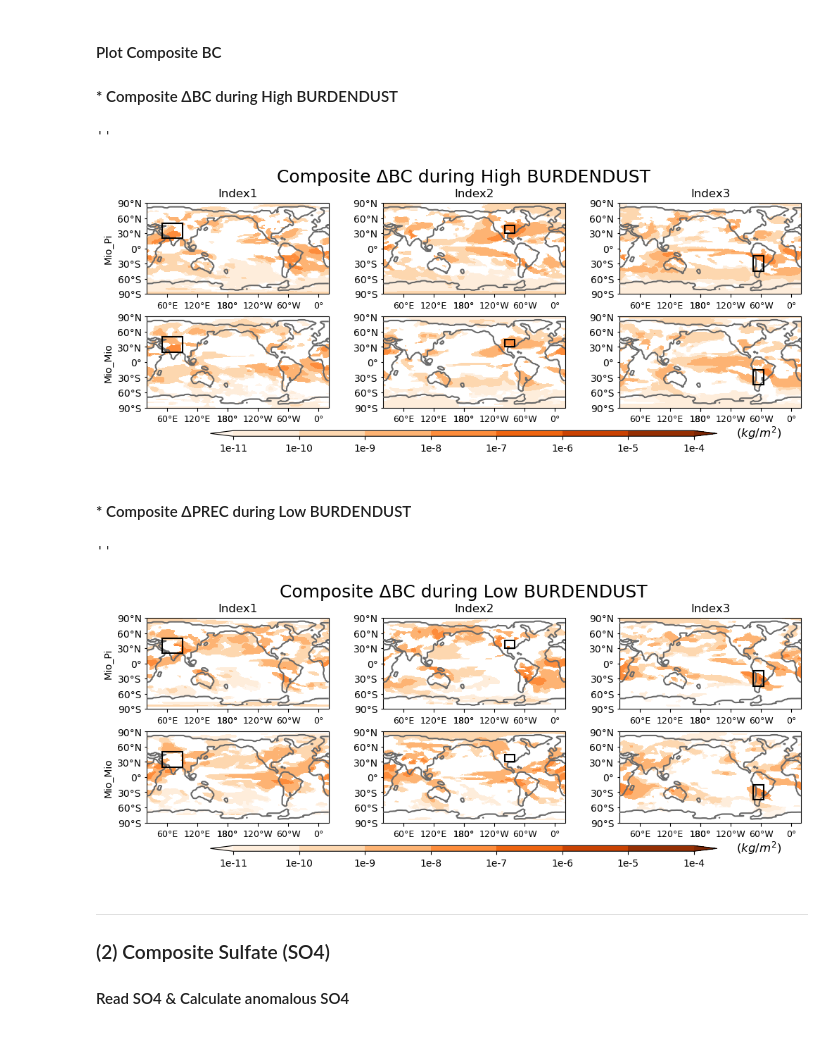
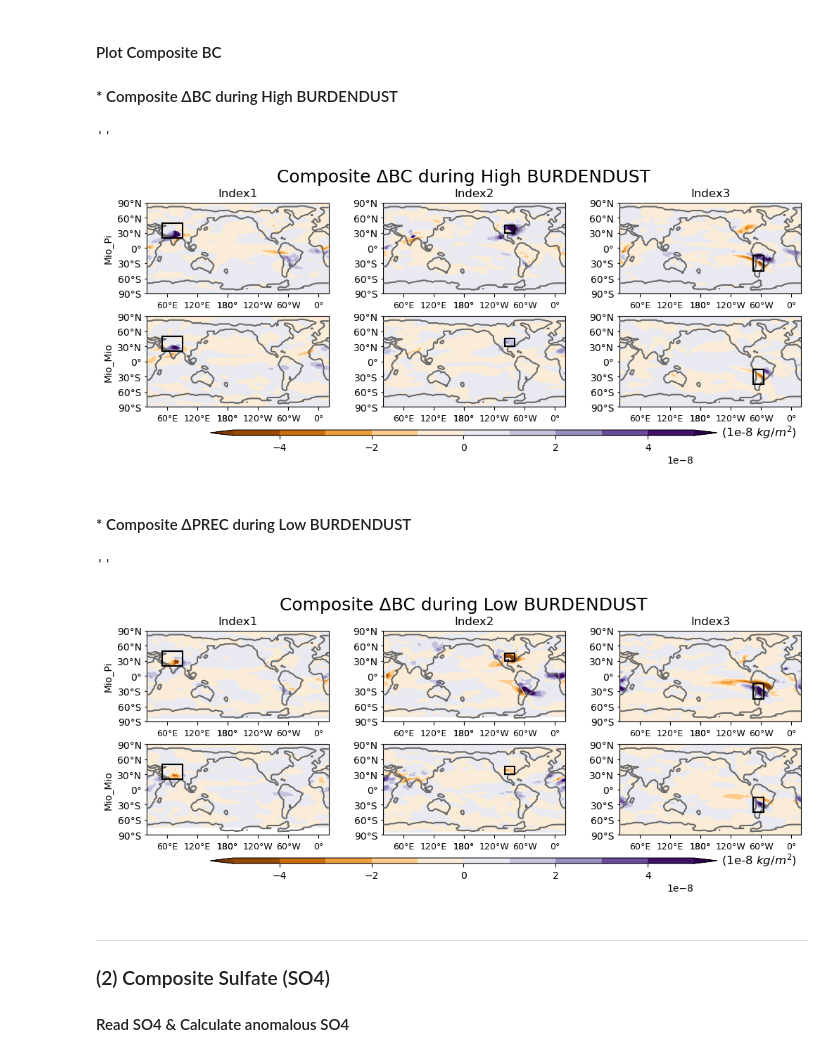
Before and after one commit to ChenPoJu/clim680, a Jupyter notebook: Project/Dust_composite_Aerosols.ipynb, the cells around one changed output. Saved outputs shown, nothing was run; the diff lists cells and outputs as text; code cells hidden in the pictures.

```diff
--- a/Project/Dust_composite_Aerosols.ipynb
+++ b/Project/Dust_composite_Aerosols.ipynb
@@ -376,8 +376,9 @@ range_lon = [range_lon_index1, range_lon_index2, range_lon_index3,
 #### * Composite ΔBC during High BURDENDUST
 # %%
 labels=['Index1','Index2', 'Index3','','', '']
-levels = [1e-11,1e-10,1e-9,1e-8,1e-7,1e-6,1e-5,1e-4] # manually set the levels we want to see here
-levels_ticks = ['1e-11','1e-10','1e-9','1e-8','1e-7','1e-6','1e-5','1e-4']
+# levels = [1e-11,1e-10,1e-9,1e-8,1e-7,1e-6,1e-5,1e-4] # manually set the levels we want to see here
+# levels_ticks = ['1e-11','1e-10','1e-9','1e-8','1e-7','1e-6','1e-5','1e-4']
+levels = np.linspace(-5e-8, 5e-8, 11) # manually set the levels we want to see here
 
 # Define the figure and each axis for the 3 rows and 3 columns
 fig, axs = plt.subplots(nrows=2,ncols=3,
@@ -399,9 +400,10 @@ for i,m in enumerate(high_bc):
         # Contour plot
         cs=axs[i].contourf(lons,high_bc[i]['lat'],data,
                            levels = levels,
-                           locator=ticker.LogLocator(),
+                           # locator=ticker.LogLocator(),
                            transform = ccrs.PlateCarree(),
-                           cmap='Oranges',extend='both')
+                           # cmap='Oranges',extend='both')
+                           cmap='PuOr',extend='both')
 
         # label_latlon(axs[i], range_lat[i], range_lon[i])
 
@@ -433,37 +435,37 @@ for i,m in enumerate(high_bc):
         elif i==3:
             axs[i].set_ylabel('Mio_Mio')
         else:
             axs[i].set_ylabel('')
 
         # Add patches
         # ( (x,y)[center: (200,0)], width, height, ...)
         if i==0 or i==3:
             rect1 = patches.Rectangle((-150, 20), 40, 30, lw = 1.5, edgecolor = 'k', facecolor = 'none', zorder=5)  # (50~90E; 20~50N)
             axs[i].add_patch(rect1)
         elif i==1 or i==4:
             rect2 = patches.Rectangle((60, 30), 20, 15, lw = 1.5, edgecolor = 'k', facecolor = 'none', zorder=5)  # (100~80W; 30~45N)
             axs[i].add_patch(rect2)
         else:
             rect3 = patches.Rectangle((85, -45), 20, 30, lw = 1.5, edgecolor = 'k', facecolor = 'none', zorder=5)  # (75~55W; 15~45S)
             axs[i].add_patch(rect3)
 
 # Adjust the location of the subplots
 # on the page to make room for the colorbar
 # fig.subplots_adjust(bottom=0.25, top=0.65, left=0.05, right=0.95, wspace=0.3, hspace=0.1)
 fig.subplots_adjust(wspace=0.3, hspace=0.1)
 
 # Add a colorbar
 cax  = fig.add_axes([0.2, 0.03, 0.6, 0.02])    # set the [x0, y0, width, height] of the colorbar
-CB   = plt.colorbar(cs, cax = cax, orientation='horizontal',
-                    format=mticker.FixedFormatter(levels_ticks))
+CB   = plt.colorbar(cs, cax = cax, orientation='horizontal')
+                    # format=mticker.FixedFormatter(levels_ticks))
 
 # Add a big title at the top
 plt.suptitle('Composite ΔBC during High BURDENDUST', y=0.98, fontsize=18)
-plt.figtext(0.85,0.03,'($kg/m^2$)',ha='center',fontsize=12)
+plt.figtext(0.85,0.03,'(1e-8 $kg/m^2$)',ha='center',fontsize=12)
 ;
 # %% [output]
 ''
-[figure, old version]
+[figure, new version]
 # %% [markdown]
 #### * Composite ΔPREC during Low BURDENDUST
 # %%
@@ -490,9 +492,9 @@ for i,m in enumerate(low_bc):
         # Contour plot
         cs=axs[i].contourf(lons,low_bc[i]['lat'],data,
                            levels = levels,
-                           locator=ticker.LogLocator(),
+                           # locator=ticker.LogLocator(),
                            transform = ccrs.PlateCarree(),
-                           cmap='Oranges',extend='both')
+                           cmap='PuOr',extend='both')
 
         # label_latlon(axs[i], range_lat[i], range_lon[i])
 
@@ -545,16 +547,16 @@ fig.subplots_adjust(wspace=0.3, hspace=0.1)
 
 # Add a colorbar
 cax  = fig.add_axes([0.2, 0.03, 0.6, 0.02])    # set the [x0, y0, width, height] of the colorbar
-CB   = plt.colorbar(cs, cax = cax, orientation='horizontal',
-                    format=mticker.FixedFormatter(levels_ticks))
+CB   = plt.colorbar(cs, cax = cax, orientation='horizontal')
+                    # format=mticker.FixedFormatter(levels_ticks))
 
 # Add a big title at the top
 plt.suptitle('Composite ΔBC during Low BURDENDUST', y=0.98, fontsize=18)
-plt.figtext(0.85,0.03,'($kg/m^2$)',ha='center',fontsize=12)
+plt.figtext(0.85,0.03,'(1e-8 $kg/m^2$)',ha='center',fontsize=12)
 ;
 # %% [output]
 ''
-[figure, old version]
+[figure, new version]
 # %% [markdown]
 ---
 ### (2) Composite Sulfate (SO4)
```
Also changed, not shown: parts of 3 cells of this notebook, 5 other files.
